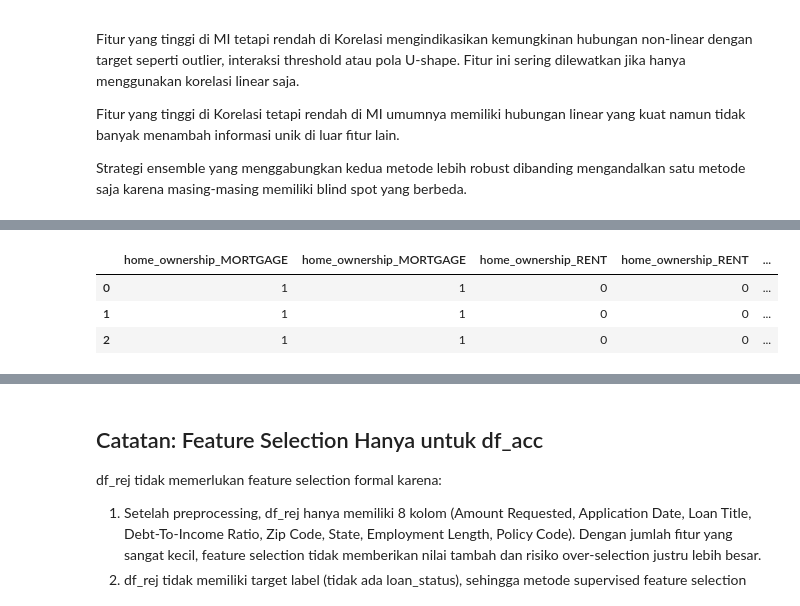
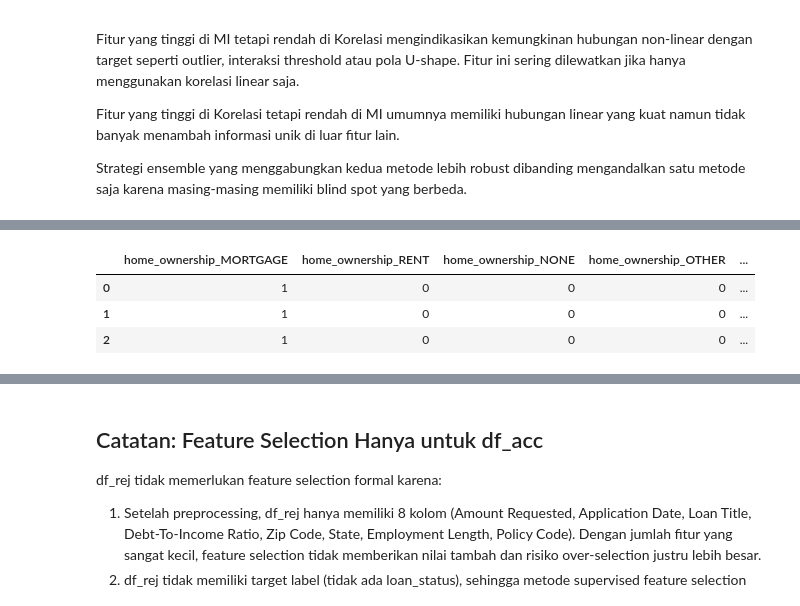
Before and after one commit to StievenLee/Data-Mining-All-Lending-Club-loan, a Jupyter notebook: Phase 1 Preprocessing/preprocessing_final_for_apriori.ipynb, the cells around one changed output, grey strips where cells are left out. Saved outputs shown, nothing was run; the diff lists cells and outputs as text; code cells hidden in the pictures.

```diff
--- a/Phase 1 Preprocessing/preprocessing_final_for_apriori.ipynb
+++ b/Phase 1 Preprocessing/preprocessing_final_for_apriori.ipynb
@@ -1527,7 +1533,8 @@ if 'int_rate' in snapshot_before_scale:
     df_binned['int_rate_bin'] = pd.cut(
         snapshot_before_scale['int_rate'],
         bins=[0, 8, 12, 16, 20, float('inf')],
-        labels=['Very Low (<8%)', 'Low (8-12%)', 'Medium (12-16%)', 'High (16-20%)', 'Very High (>20%)']
+        labels=['Very Low (<8%)', 'Low (8-12%)', 'Medium (12-16%)', 'High (16-20%)', 'Very High (>20%)'],
+        include_lowest=True
     )
 
 # Validasi distribusi bin: pastikan batas yang dipilih menghasilkan segmen bermakna,
@@ -2043,10 +2047,23 @@ home_ohe_cols = [c for c in df_acc_clean_for_apriori.columns if c.startswith('ho
 
 features_to_keep = auto_selected + bin_cols + home_ohe_cols + ['loan_status']
 
+# ── PERBAIKAN: buang nama kolom duplikat ──────────────────────────────────
+# auto_selected (dari selected_features) SUDAH memuat sebagian kolom
+# home_ownership_* (mis. home_ownership_MORTGAGE, home_ownership_RENT), sementara
+# home_ohe_cols menambahkan SELURUH kolom home_ownership lagi. Tanpa deduplikasi,
+# df_selection_clean_for_apriori akan memiliki nama kolom ganda yang terbawa sampai
+# file final (kolom home_ownership_MORTGAGE/RENT muncul berkali-kali) dan membuat
+# Apriori menghasilkan itemset trivial (X → X). dict.fromkeys menjaga urutan
+# kemunculan pertama sekaligus menghapus duplikat.
+features_to_keep = list(dict.fromkeys(features_to_keep))
+
 final_columns = [c for c in features_to_keep if c in df_acc_clean_for_apriori.columns]
 df_selection_clean_for_apriori = df_acc_clean_for_apriori[final_columns].copy()
 
-print(f"Berhasil mengambil {len(df_selection_clean_for_apriori.columns)} kolom.")
+# Verifikasi tidak ada lagi nama kolom duplikat
+dupe_check = df_selection_clean_for_apriori.columns[df_selection_clean_for_apriori.columns.duplicated()].tolist()
+print(f"Berhasil mengambil {len(df_selection_clean_for_apriori.columns)} kolom (unik).")
+print("Kolom duplikat tersisa (harus []):", dupe_check)
 print("Kolom home_ownership yang tersedia:", home_ohe_cols)
 print("Kolom yang tersedia sekarang:", df_selection_clean_for_apriori.columns.tolist())
 # %% [output]
@@ -2151,14 +2175,19 @@ idx = df_selection_clean_for_apriori.index
 #   agar pd.get_dummies membaca sebagai kategori, bukan angka
 # home_ownership: sudah OHE sebelumnya → kolom biner langsung dipakai
 # loan_status: target variable diikutkan agar rules bisa mengandung outcome
-# int_rate_bin, dti_bin, income_bin: kolom bin dari binning Langkah 3.5
-
-cat_features_acc = ['int_rate_bin', 'dti_bin', 'income_bin', 'loan_status']
+# int_rate_bin, dti_bin, income_bin, loan_amnt_bin: kolom bin DOMAIN-BASED
+#   dari Langkah 3.5: batasnya bermakna secara bisnis (mis. dti High = 30-40),
+#   bukan kuantil generik. Memakai kembali kolom ini menjaga KONSISTENSI
+#   diskretisasi dengan notebook clustering.
+cat_features_acc = ['int_rate_bin', 'dti_bin', 'income_bin', 'loan_amnt_bin', 'loan_status']
 cat_features_acc = [c for c in cat_features_acc if c in df_selection_clean_for_apriori.columns]
 
 # Tambahkan kolom home_ownership OHE (home_ownership_OWN, home_ownership_RENT, dst)
 home_ohe_cols = [c for c in df_selection_clean_for_apriori.columns if c.startswith('home_ownership_')]
 cat_features_acc += home_ohe_cols
+
+# Safety: buang duplikat nama kolom sebelum slicing (jaga-jaga)
+cat_features_acc = list(dict.fromkeys(cat_features_acc))
 
 df_apriori_acc = df_selection_clean_for_apriori[cat_features_acc].copy()
 
@@ -2168,36 +2197,54 @@ if grade_before_encode is not None:
 if sub_grade_before_encode is not None:
     df_apriori_acc['sub_grade'] = sub_grade_before_encode.reindex(idx)
 
-# Tambahkan term dari snapshot — konversi ke string agar OHE menghasilkan term_36, term_60
+# Tambahkan term dari snapshot: konversi ke string agar OHE menghasilkan term_36, term_60
 if 'term' in df_selection_clean_for_apriori.columns:
     df_apriori_acc['term'] = df_selection_clean_for_apriori['term'].reindex(idx).astype(str)
 
-# ── Kolom numerik → di-bin dengan qcut (3 kuantil sama besar) ────────────
-# Semua dari snapshot_before_scale (nilai sebelum StandardScaler, satuan asli).
-# Khusus annual_inc dari annual_inc_before_log (nilai sebelum log transform).
-# CATATAN: last_fico_range_low DIHAPUS dari daftar — kolom leaky (lihat Langkah 2.1.3).
-# Hanya fico_range_low (skor saat pengajuan) yang dipakai sebagai fitur FICO yang sah.
-num_features_acc = {
-    'fico_range_low'      : snapshot_before_scale.get('fico_range_low'),
-    'loan_amnt'           : snapshot_before_scale.get('loan_amnt'),
-    'installment'         : snapshot_before_scale.get('installment'),
-    'annual_inc'          : annual_inc_before_log,
+
+domain_bins_acc = {
+    'installment': {
+        'series': snapshot_before_scale.get('installment'),
+        'bins':   [0, 250, 500, 750, float('inf')],
+        'labels': ['Very Low (<250)', 'Low (250-500)', 'Medium (500-750)', 'High (>750)'],
+    },
+    'fico_range_low': {
+        'series': snapshot_before_scale.get('fico_range_low'),
+        'bins':   [0, 620, 660, 700, 750, float('inf')],
+        'labels': ['Poor (<620)', 'Fair (620-660)', 'Good (660-700)',
+                   'Very Good (700-750)', 'Excellent (750+)'],
+    },
 }
 
-for col, series in num_features_acc.items():
+for col, cfg in domain_bins_acc.items():
+    series = cfg['series']
     if series is not None:
-        df_apriori_acc[col + '_bin'] = pd.qcut(
-            series.reindex(idx), q=3,
-            labels=['Low', 'Medium', 'High'], duplicates='drop'
+        df_apriori_acc[col + '_bin'] = pd.cut(
+            series.reindex(idx),
+            bins=cfg['bins'],
+            labels=cfg['labels'],
+            include_lowest=True   # pastikan nilai pada batas bawah (mis. 0) tetap masuk bin
         )
 
 # ── OHE → format biner 0/1 ───────────────────────────────────────────────
 # uint8: hemat memori 8x dibanding int64 (nilai 0/1 cukup dalam 1 byte)
 df_apriori_acc_ready = pd.get_dummies(df_apriori_acc).astype('uint8')
+
+# Safety net: jika masih ada nama kolom biner ganda (mis. dari kategori identik),
+# gabungkan dengan OR logika agar tiap item Apriori unik.
+if df_apriori_acc_ready.columns.duplicated().any():
+    df_apriori_acc_ready = (
+        df_apriori_acc_ready
+        .T.groupby(level=0).max().T          # OR untuk kolom biner berduplikat
+        .astype('uint8')
+    )
+
 df_apriori_acc_ready = df_apriori_acc_ready.dropna()
 
+dupe_final = df_apriori_acc_ready.columns[df_apriori_acc_ready.columns.duplicated()].tolist()
 print(f'[Accepted Apriori] Shape  : {df_apriori_acc_ready.shape}')
 print(f'[Accepted Apriori] Kolom  : {df_apriori_acc_ready.shape[1]} kolom biner')
+print(f'[Accepted Apriori] Duplikat nama kolom (harus []): {dupe_final}')
 print(f'[Accepted Apriori] Memory : {df_apriori_acc_ready.memory_usage(deep=True).sum() / 1e6:.1f} MB')
 df_apriori_acc_ready.head(3)
 # %% [output]
@@ -2207,4 +2255,4 @@ df_apriori_acc_ready.head(3)
-|  | home_ownership_MORTGAGE | home_ownership_MORTGAGE | home_ownership_RENT | home_ownership_RENT | ... |
-| 0 | 1 | 1 | 0 | 0 | ... |
-| 1 | 1 | 1 | 0 | 0 | ... |
-| 2 | 1 | 1 | 0 | 0 | ... |
+|  | home_ownership_MORTGAGE | home_ownership_RENT | home_ownership_NONE | home_ownership_OTHER | ... |
+| 0 | 1 | 0 | 0 | 0 | ... |
+| 1 | 1 | 0 | 0 | 0 | ... |
+| 2 | 1 | 0 | 0 | 0 | ... |
```
Also changed, not shown: parts of 88 cells of this notebook, 8 other files.
